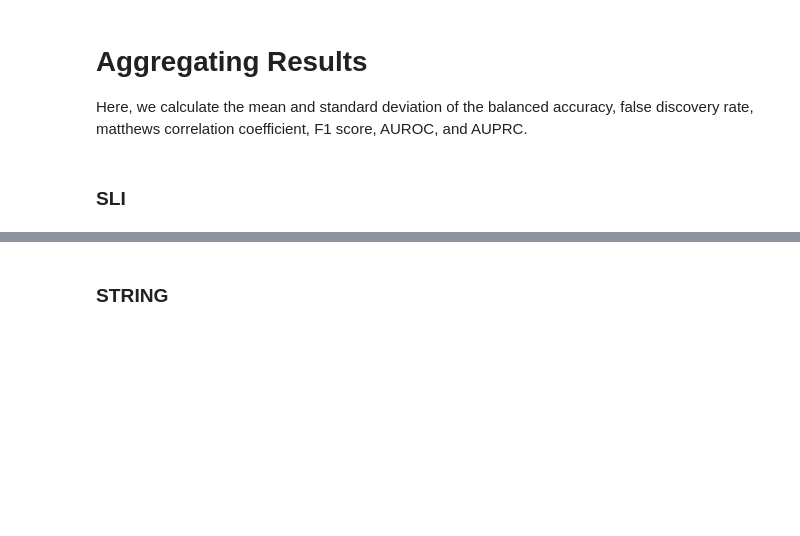
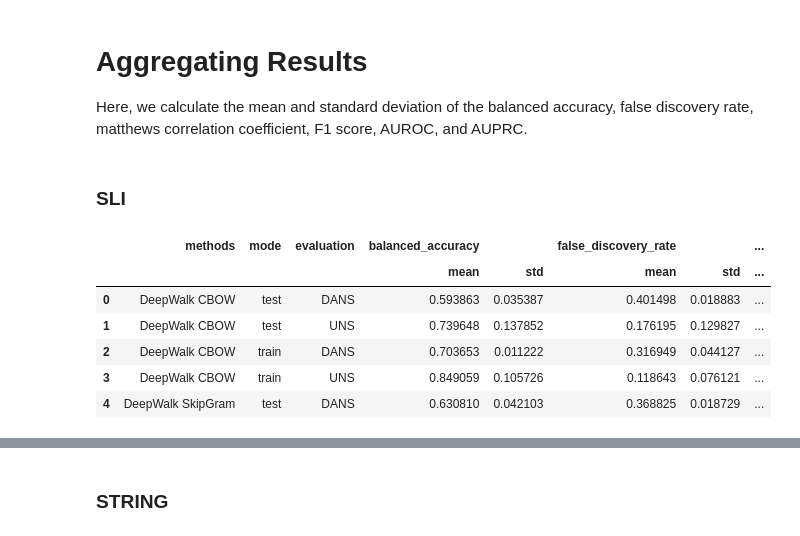
Before and after one commit to monarch-initiative/negativeExampleSelection, a Jupyter notebook: extractingResults.ipynb, the cells around one changed output, grey strips where cells are left out. Saved outputs shown, nothing was run; the diff lists cells and outputs as text; code cells hidden in the pictures; blank space fills up the shorter version.

Commit message:
extracting stats

```diff
--- a/extractingResults.ipynb
+++ b/extractingResults.ipynb
@@ -119,4 +136,14 @@ columns = ["methods",'mode','evaluation', "balanced_acc.mean","balanced_acc.std"
 <h3>SLI</h3>
 # %%
 sli_stats = get_mean_and_std(sli_results)
+# %%
+sli_stats.head()
+# %% [output]
+|  | methods | mode | evaluation | balanced_accuracy |  | false_discovery_rate |  | ... |
+|  |  |  |  | mean | std | mean | std | ... |
+| 0 | DeepWalk CBOW | test | DANS | 0.593863 | 0.035387 | 0.401498 | 0.018883 | ... |
+| 1 | DeepWalk CBOW | test | UNS | 0.739648 | 0.137852 | 0.176195 | 0.129827 | ... |
+| 2 | DeepWalk CBOW | train | DANS | 0.703653 | 0.011222 | 0.316949 | 0.044127 | ... |
+| 3 | DeepWalk CBOW | train | UNS | 0.849059 | 0.105726 | 0.118643 | 0.076121 | ... |
+| 4 | DeepWalk SkipGram | test | DANS | 0.630810 | 0.042103 | 0.368825 | 0.018729 | ... |
 # %%
```
Also changed, not shown: parts of 8 cells of this notebook, 2 other files.
